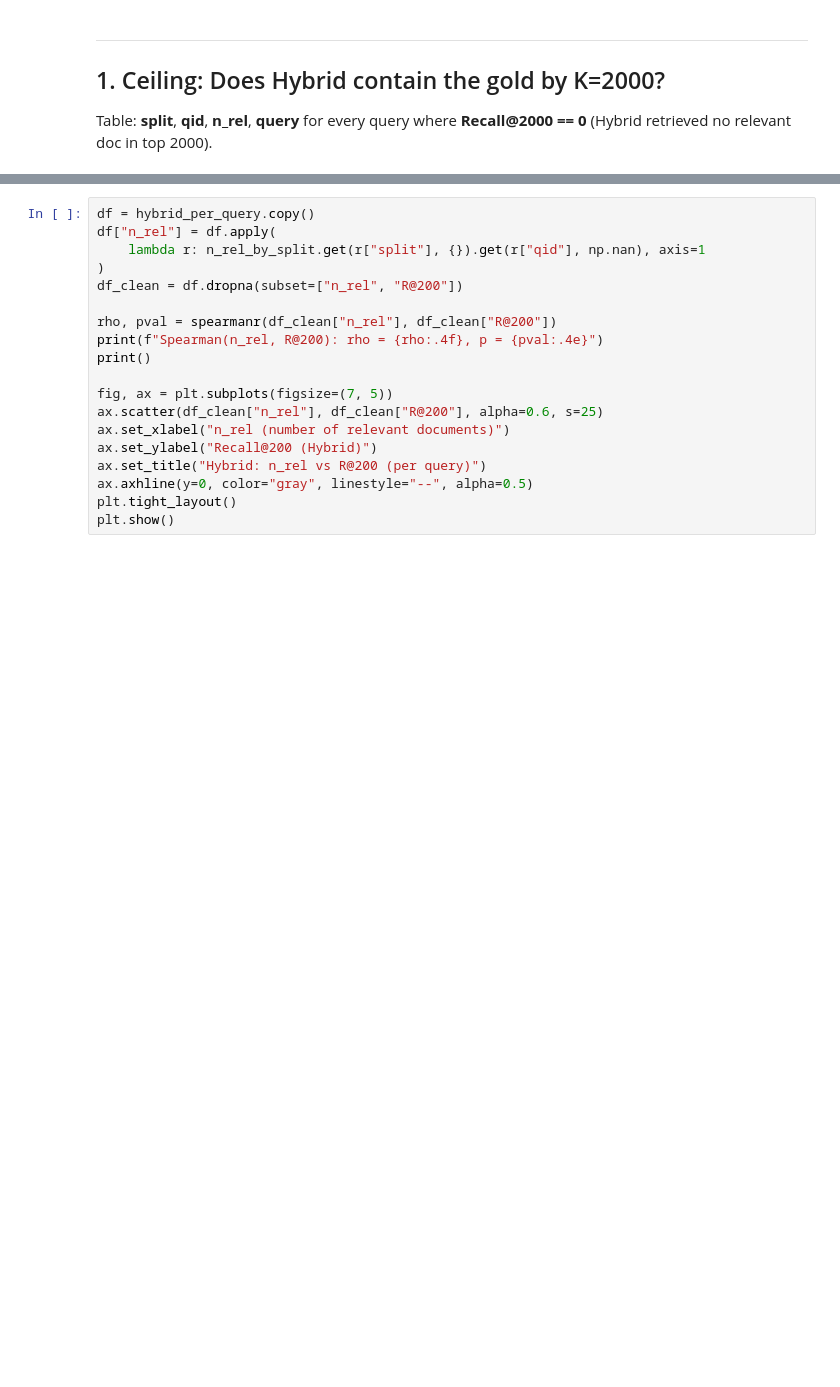
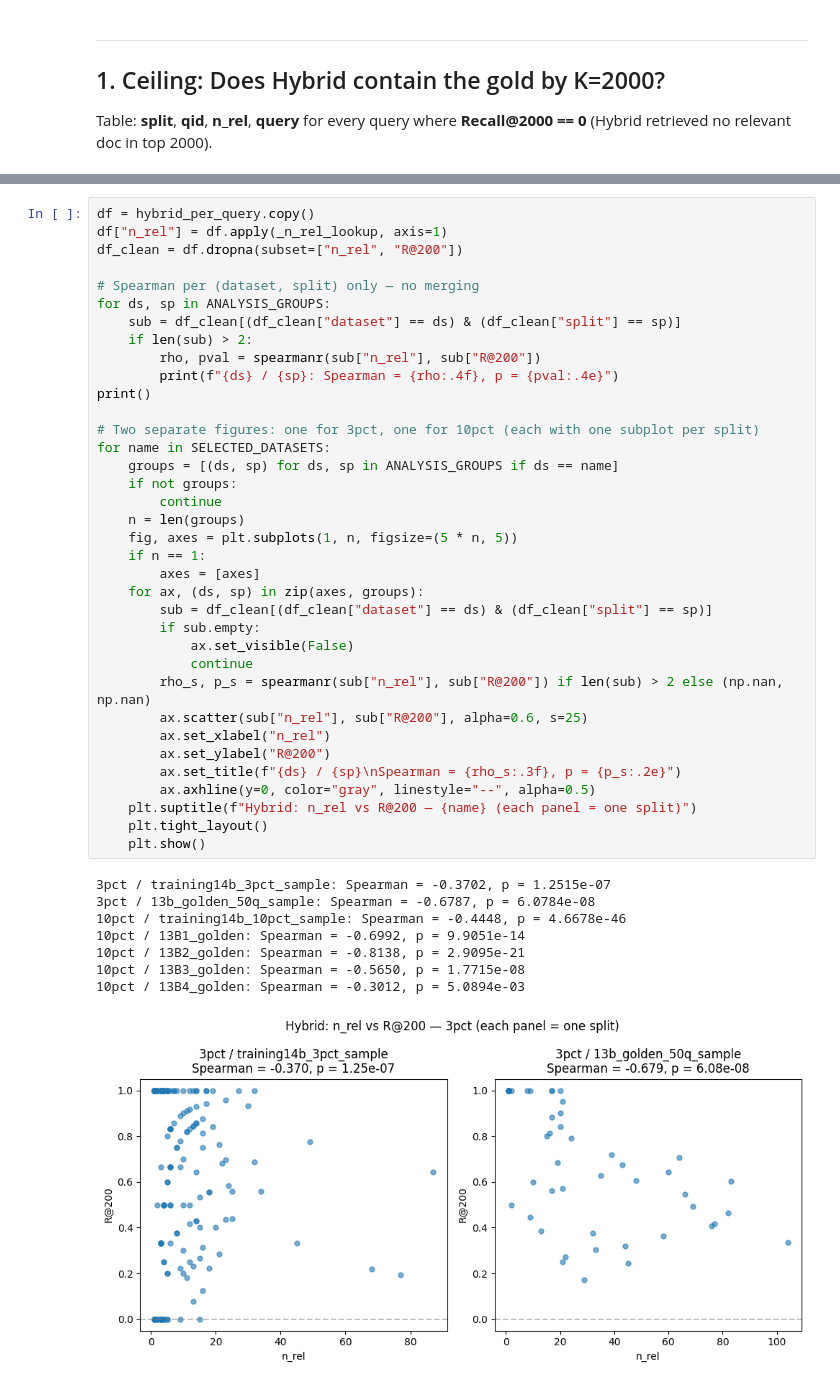
Before and after one commit to fulaibaowang/BioASQ, a Jupyter notebook: notebooks/analyze_workflow_results.ipynb, the cells around one changed output, grey strips where cells are left out. Saved outputs shown, nothing was run; the diff lists cells and outputs as text; blank space fills up the shorter version.

```diff
--- a/notebooks/analyze_workflow_results.ipynb
+++ b/notebooks/analyze_workflow_results.ipynb
@@ -198,19 +299,45 @@ display(ceiling_zero)
-# %%
-df = hybrid_per_query.copy()
-df["n_rel"] = df.apply(
-    lambda r: n_rel_by_split.get(r["split"], {}).get(r["qid"], np.nan), axis=1
-)
-df_clean = df.dropna(subset=["n_rel", "R@200"])
-
-rho, pval = spearmanr(df_clean["n_rel"], df_clean["R@200"])
-print(f"Spearman(n_rel, R@200): rho = {rho:.4f}, p = {pval:.4e}")
-print()
-
-fig, ax = plt.subplots(figsize=(7, 5))
-ax.scatter(df_clean["n_rel"], df_clean["R@200"], alpha=0.6, s=25)
-ax.set_xlabel("n_rel (number of relevant documents)")
-ax.set_ylabel("Recall@200 (Hybrid)")
-ax.set_title("Hybrid: n_rel vs R@200 (per query)")
-ax.axhline(y=0, color="gray", linestyle="--", alpha=0.5)
-plt.tight_layout()
-plt.show()
+# %%
+df = hybrid_per_query.copy()
+df["n_rel"] = df.apply(_n_rel_lookup, axis=1)
+df_clean = df.dropna(subset=["n_rel", "R@200"])
+
+# Spearman per (dataset, split) only — no merging
+for ds, sp in ANALYSIS_GROUPS:
+    sub = df_clean[(df_clean["dataset"] == ds) & (df_clean["split"] == sp)]
+    if len(sub) > 2:
+        rho, pval = spearmanr(sub["n_rel"], sub["R@200"])
+        print(f"{ds} / {sp}: Spearman = {rho:.4f}, p = {pval:.4e}")
+print()
+
+# Two separate figures: one for 3pct, one for 10pct (each with one subplot per split)
+for name in SELECTED_DATASETS:
+    groups = [(ds, sp) for ds, sp in ANALYSIS_GROUPS if ds == name]
+    if not groups:
+        continue
+    n = len(groups)
+    fig, axes = plt.subplots(1, n, figsize=(5 * n, 5))
+    if n == 1:
+        axes = [axes]
+    for ax, (ds, sp) in zip(axes, groups):
+        sub = df_clean[(df_clean["dataset"] == ds) & (df_clean["split"] == sp)]
+        if sub.empty:
+            ax.set_visible(False)
+            continue
+        rho_s, p_s = spearmanr(sub["n_rel"], sub["R@200"]) if len(sub) > 2 else (np.nan, np.nan)
+        ax.scatter(sub["n_rel"], sub["R@200"], alpha=0.6, s=25)
+        ax.set_xlabel("n_rel")
+        ax.set_ylabel("R@200")
+        ax.set_title(f"{ds} / {sp}\nSpearman = {rho_s:.3f}, p = {p_s:.2e}")
+        ax.axhline(y=0, color="gray", linestyle="--", alpha=0.5)
+    plt.suptitle(f"Hybrid: n_rel vs R@200 — {name} (each panel = one split)")
+    plt.tight_layout()
+    plt.show()
+# %% [output]
+3pct / training14b_3pct_sample: Spearman = -0.3702, p = 1.2515e-07
+3pct / 13b_golden_50q_sample: Spearman = -0.6787, p = 6.0784e-08
+10pct / training14b_10pct_sample: Spearman = -0.4448, p = 4.6678e-46
+10pct / 13B1_golden: Spearman = -0.6992, p = 9.9051e-14
+10pct / 13B2_golden: Spearman = -0.8138, p = 2.9095e-21
+10pct / 13B3_golden: Spearman = -0.5650, p = 1.7715e-08
+10pct / 13B4_golden: Spearman = -0.3012, p = 5.0894e-03
+[figure, added]
```
Also changed, not shown: parts of 18 cells of this notebook, 1 other file.
